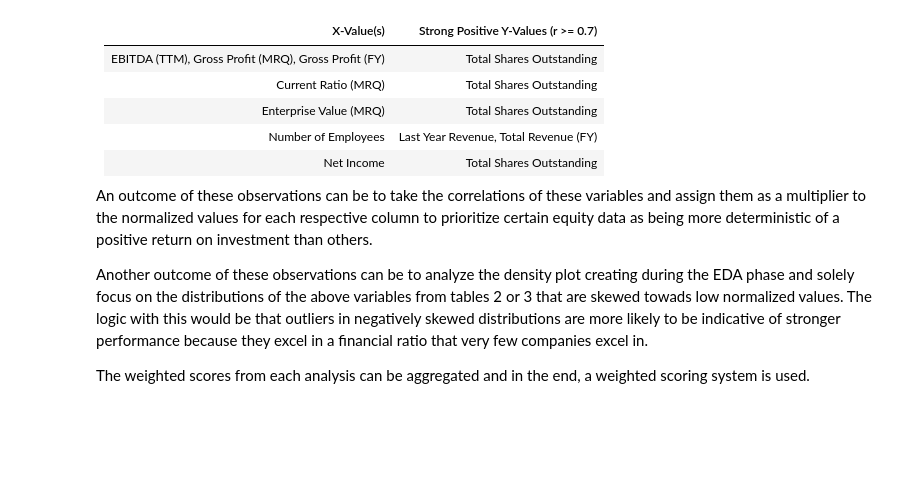
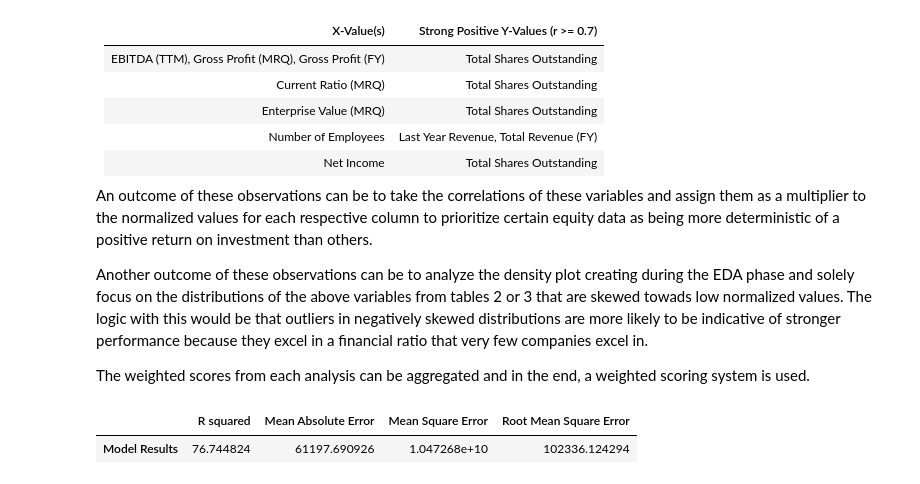
Before and after one commit to ubco-W2022T2-data301/project-group-group15, a Jupyter notebook: analysis/analysis1.ipynb, the cells around one changed output. Saved outputs shown, nothing was run; the diff lists cells and outputs as text; code cells hidden in the pictures; blank space fills up the shorter version.

Commit message:
Added multiple linear regression model and added heat map analysis

```diff
--- a/analysis/analysis1.ipynb
+++ b/analysis/analysis1.ipynb
@@ -258,6 +260,29 @@ class QuantitativeAnalysis:
         self.processed_df = pd.DataFrame(list(zip(self.coef_dict.keys(), self.coef_dict.values())), columns=[f'Equity Data Against {y_value}', 'Coefficient of Determination'])
 
         return self.processed_df
+
+    def multiple_linear_regression(self, df: pd.DataFrame, predictors: list(), target_y: str='Market Capitalization') -> pd.DataFrame:
+        df = df.select_dtypes(exclude='object')
+        predictors.remove(target_y) # so you don't have a perfect correlation for the same variable
+
+        X = mega_df[predictors]
+        y = mega_df[target_y]
+
+        x_train, x_test, y_train, y_test = train_test_split(X, y, test_size=0.3, random_state=100)
+        mlr = LinearRegression()
+        mlr.fit(x_train, y_train)
+        y_pred_mlr = mlr.predict(x_test)
+
+        mlr_diff = pd.DataFrame({'Actual value': y_test, 'Predicted value': y_pred_mlr})
+        mlr_diff.head()
+
+        meanAbErr = metrics.mean_absolute_error(y_test, y_pred_mlr)
+        meanSqErr = metrics.mean_squared_error(y_test, y_pred_mlr)
+        rootMeanSqErr = np.sqrt(metrics.mean_squared_error(y_test, y_pred_mlr))
+
+        results = {'R squared': mlr.score(X,y) * 100, 'Mean Absolute Error': meanAbErr, 'Mean Square Error': meanSqErr, 'Root Mean Square Error': rootMeanSqErr}
+        results_df = pd.DataFrame(results, index=['Model Results'])
+        return results_df
 
     def fourier_transform(self):
         pass
@@ -540,3 +575,12 @@ An outcome of these observations can be to take the correlations of these variab
 Another outcome of these observations can be to analyze the density plot creating during the EDA phase and solely focus on the distributions of the above variables from tables 2 or 3 that are skewed towads low normalized values. The logic with this would be that outliers in negatively skewed distributions are more likely to be indicative of stronger performance because they excel in a financial ratio that very few companies excel in.
 
 The weighted scores from each analysis can be aggregated and in the end, a weighted scoring system is used.
+# %%
+target_y = 'Number of Employees'
+mega_dfx = mega_df.select_dtypes(exclude='object')
+predictors = [x for x in mega_dfx.columns]
+
+quant.multiple_linear_regression(mega_df, predictors, target_y)
+# %% [output]
+|  | R squared | Mean Absolute Error | Mean Square Error | Root Mean Square Error |
+| Model Results | 76.744824 | 61197.690926 | 1.047268e+10 | 102336.124294 |
```
Also changed, not shown: parts of 7 cells of this notebook.
